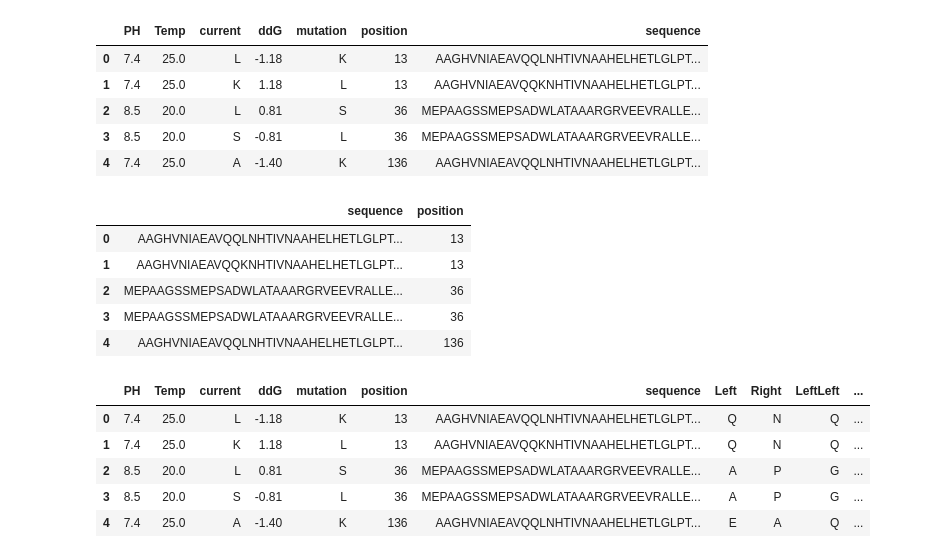
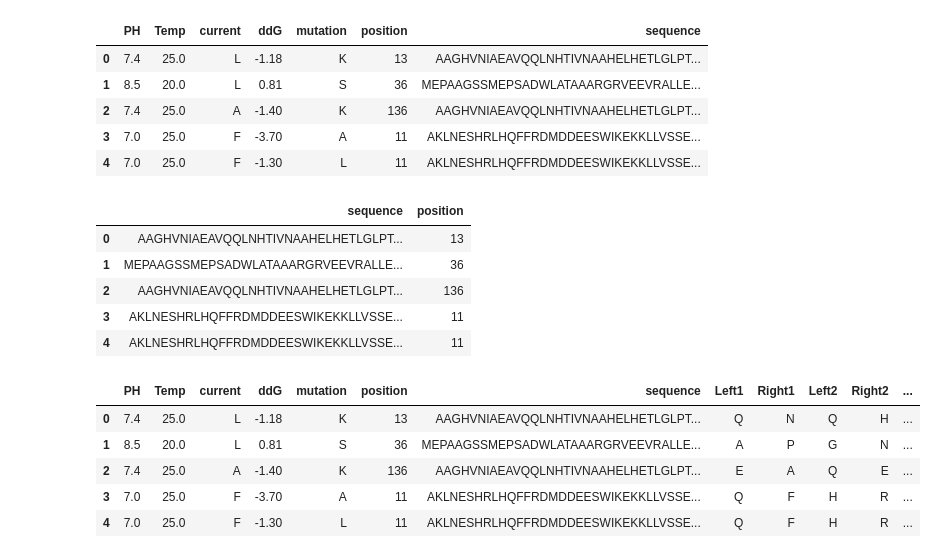
Before and after one commit to CityAplons/iw-AIforBio, a Jupyter notebook: Test.ipynb, the cells around one changed output. Cells and saved outputs as stored; diff of their text form; code cells hidden in the pictures.

```diff
--- a/Test.ipynb
+++ b/Test.ipynb
@@ -25,7 +25,7 @@ def read_data(file_name):
         inversed = inverse_mutation(row)
         for i in range(len(names)):
             results[names[i]].append(types[i](row[i]))
-            results[names[i]].append(types[i](inversed[i]))
+            #results[names[i]].append(types[i](inversed[i]))
     result = pd.DataFrame(results)
     conn.close()
     return result
@@ -48,19 +59,19 @@ raw_data.head()
 # %% [output]
 |  | PH | Temp | current | ddG | mutation | position | sequence |
 | 0 | 7.4 | 25.0 | L | -1.18 | K | 13 | AAGHVNIAEAVQQLNHTIVNAAHELHETLGLPT... |
-| 1 | 7.4 | 25.0 | K | 1.18 | L | 13 | AAGHVNIAEAVQQKNHTIVNAAHELHETLGLPT... |
-| 2 | 8.5 | 20.0 | L | 0.81 | S | 36 | MEPAAGSSMEPSADWLATAAARGRVEEVRALLE... |
-| 3 | 8.5 | 20.0 | S | -0.81 | L | 36 | MEPAAGSSMEPSADWLATAAARGRVEEVRALLE... |
-| 4 | 7.4 | 25.0 | A | -1.40 | K | 136 | AAGHVNIAEAVQQLNHTIVNAAHELHETLGLPT... |
+| 1 | 8.5 | 20.0 | L | 0.81 | S | 36 | MEPAAGSSMEPSADWLATAAARGRVEEVRALLE... |
+| 2 | 7.4 | 25.0 | A | -1.40 | K | 136 | AAGHVNIAEAVQQLNHTIVNAAHELHETLGLPT... |
+| 3 | 7.0 | 25.0 | F | -3.70 | A | 11 | AKLNESHRLHQFFRDMDDEESWIKEKKLLVSSE... |
+| 4 | 7.0 | 25.0 | F | -1.30 | L | 11 | AKLNESHRLHQFFRDMDDEESWIKEKKLLVSSE... |
 # %%
 raw_data[['sequence','position']].head()
 # %% [output]
 |  | sequence | position |
 | 0 | AAGHVNIAEAVQQLNHTIVNAAHELHETLGLPT... | 13 |
-| 1 | AAGHVNIAEAVQQKNHTIVNAAHELHETLGLPT... | 13 |
-| 2 | MEPAAGSSMEPSADWLATAAARGRVEEVRALLE... | 36 |
-| 3 | MEPAAGSSMEPSADWLATAAARGRVEEVRALLE... | 36 |
-| 4 | AAGHVNIAEAVQQLNHTIVNAAHELHETLGLPT... | 136 |
+| 1 | MEPAAGSSMEPSADWLATAAARGRVEEVRALLE... | 36 |
+| 2 | AAGHVNIAEAVQQLNHTIVNAAHELHETLGLPT... | 136 |
+| 3 | AKLNESHRLHQFFRDMDDEESWIKEKKLLVSSE... | 11 |
+| 4 | AKLNESHRLHQFFRDMDDEESWIKEKKLLVSSE... | 11 |
 # %%
 def neighbour(sequence,position,shift):
     if (position + shift > len(sequence)-1 or position + shift < 0):
@@ -68,18 +79,18 @@ def neighbour(sequence,position,shift):
     else:
         return sequence[position+shift]
 # %%
-raw_data['Left'] = raw_data.apply(lambda row: neighbour(row['sequence'],row['position'],-1),axis=1)
-raw_data['Right'] = raw_data.apply(lambda row: neighbour(row['sequence'],row['position'],1),axis=1)
-raw_data['LeftLeft'] = raw_data.apply(lambda row: neighbour(row['sequence'],row['position'],-2),axis=1)
-raw_data['RightRight'] = raw_data.apply(lambda row: neighbour(row['sequence'],row['position'],2) ,axis=1)
+number_neighbours = 3
+for i in range(1,number_neighbours+1):
+    raw_data['Left'+str(i)] = raw_data.apply(lambda row: neighbour(row['sequence'],row['position'],-(i)),axis=1)
+    raw_data['Right'+str(i)] = raw_data.apply(lambda row: neighbour(row['sequence'],row['position'],(i)),axis=1)
 raw_data.head()
 # %% [output]
-|  | PH | Temp | current | ddG | mutation | position | sequence | Left | Right | LeftLeft | ... |
-| 0 | 7.4 | 25.0 | L | -1.18 | K | 13 | AAGHVNIAEAVQQLNHTIVNAAHELHETLGLPT... | Q | N | Q | ... |
-| 1 | 7.4 | 25.0 | K | 1.18 | L | 13 | AAGHVNIAEAVQQKNHTIVNAAHELHETLGLPT... | Q | N | Q | ... |
-| 2 | 8.5 | 20.0 | L | 0.81 | S | 36 | MEPAAGSSMEPSADWLATAAARGRVEEVRALLE... | A | P | G | ... |
-| 3 | 8.5 | 20.0 | S | -0.81 | L | 36 | MEPAAGSSMEPSADWLATAAARGRVEEVRALLE... | A | P | G | ... |
-| 4 | 7.4 | 25.0 | A | -1.40 | K | 136 | AAGHVNIAEAVQQLNHTIVNAAHELHETLGLPT... | E | A | Q | ... |
+|  | PH | Temp | current | ddG | mutation | position | sequence | Left1 | Right1 | Left2 | Right2 | ... |
+| 0 | 7.4 | 25.0 | L | -1.18 | K | 13 | AAGHVNIAEAVQQLNHTIVNAAHELHETLGLPT... | Q | N | Q | H | ... |
+| 1 | 8.5 | 20.0 | L | 0.81 | S | 36 | MEPAAGSSMEPSADWLATAAARGRVEEVRALLE... | A | P | G | N | ... |
+| 2 | 7.4 | 25.0 | A | -1.40 | K | 136 | AAGHVNIAEAVQQLNHTIVNAAHELHETLGLPT... | E | A | Q | E | ... |
+| 3 | 7.0 | 25.0 | F | -3.70 | A | 11 | AKLNESHRLHQFFRDMDDEESWIKEKKLLVSSE... | Q | F | H | R | ... |
+| 4 | 7.0 | 25.0 | F | -1.30 | L | 11 | AKLNESHRLHQFFRDMDDEESWIKEKKLLVSSE... | Q | F | H | R | ... |
 # %%
 raw_data = raw_data.sample(frac=1).reset_index(drop=True)
 raw_data.head()
```
Also changed, not shown: parts of 26 cells of this notebook.
